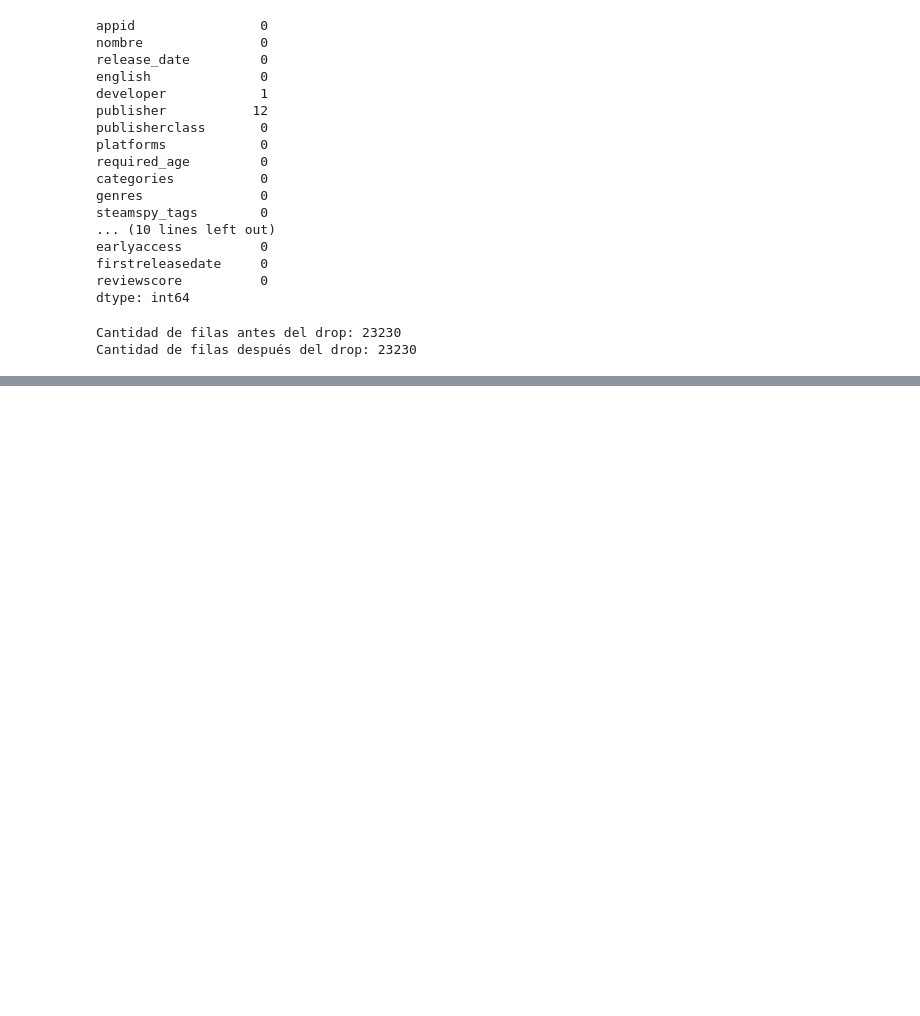
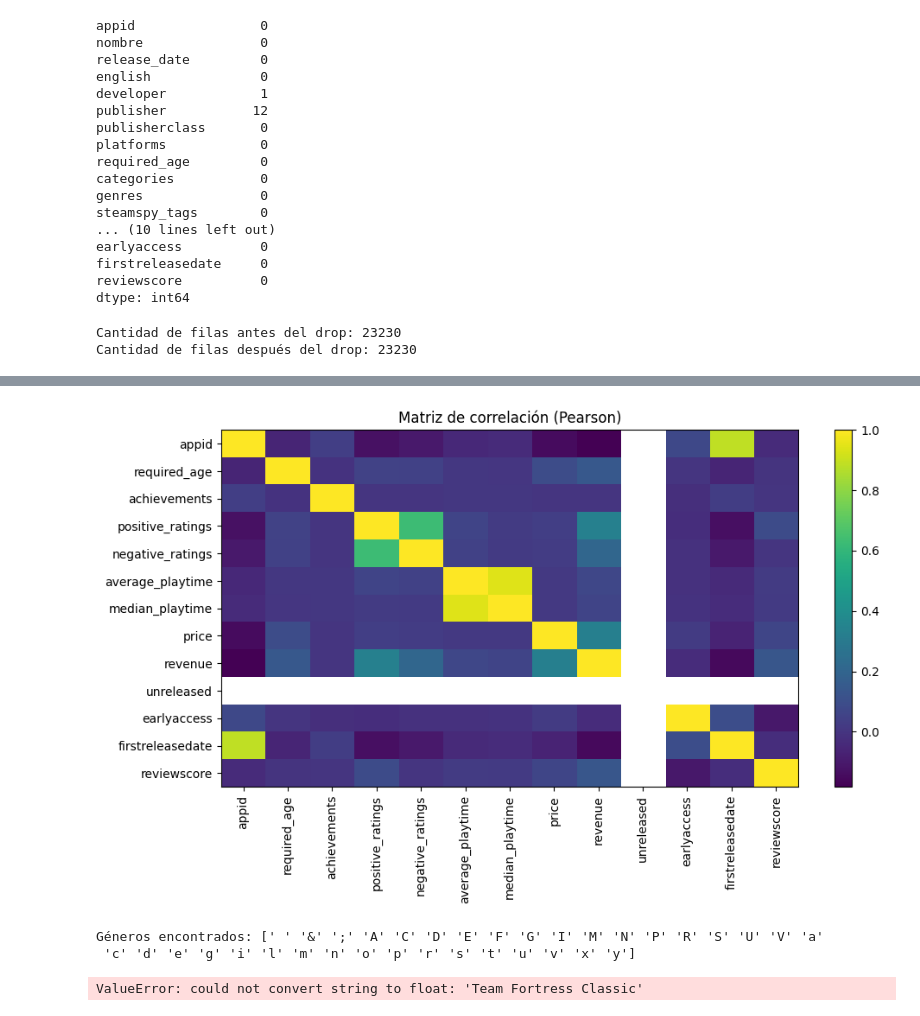
Before and after one commit to Checho-ramirijaz2014/proyecto_min, a Jupyter notebook: data_handler.ipynb, the cells around one changed output, grey strips where cells are left out. Saved outputs shown, nothing was run; the diff lists cells and outputs as text; code cells hidden in the pictures; blank space fills up the shorter version.

Commit message:
avances utilizando multilabelbinarizer

```diff
--- a/data_handler.ipynb
+++ b/data_handler.ipynb
@@ -43,3 +45,9 @@ print(f"Cantidad de filas después del drop: {len(df)}")
 # %% [output]
 Cantidad de filas antes del drop: 23230
 Cantidad de filas después del drop: 23230
+# %%
+X = df.drop(columns=["copiessold"]).copy()
+y = df["copiessold"].copy()
+
+print("Dimensiones (filas, columnas):", df.shape)
+df.head()
@@ -45,0 +63,15 @@ Cantidad de filas después del drop: 23230
+# %%
+corr = X.corr(numeric_only=True)
+
+fig, ax = plt.subplots(figsize=(10, 6))
+im = ax.imshow(corr.values, aspect="auto")
+ax.set_xticks(range(len(corr.columns)))
+ax.set_yticks(range(len(corr.index)))
+ax.set_xticklabels(corr.columns, rotation=90)
+ax.set_yticklabels(corr.index)
+fig.colorbar(im, ax=ax)
+ax.set_title("Matriz de correlación (Pearson)")
+plt.tight_layout()
+plt.show()
+# %% [output]
+[figure, added]
@@ -45,0 +90,21 @@ Cantidad de filas después del drop: 23230
+# %%
+from sklearn.preprocessing import MultiLabelBinarizer
+
+mlb = MultiLabelBinarizer()
+generos_binarizados = mlb.fit_transform(df['genres'])
+
+# `mlb.classes_` te muestra los géneros que encontró en orden
+print(f"Géneros encontrados: {mlb.classes_}")
+# %% [output]
+Géneros encontrados: [' ' '&' ';' 'A' 'C' 'D' 'E' 'F' 'G' 'I' 'M' 'N' 'P' 'R' 'S' 'U' 'V' 'a'
+ 'c' 'd' 'e' 'g' 'i' 'l' 'm' 'n' 'o' 'p' 'r' 's' 't' 'u' 'v' 'x' 'y']
+# %%
+scaler = MinMaxScaler()
+#Acá falla por la presencia de datos cualitativos, falta aplica OneHotEncoder o lo que había dicho el checho.
+X_scaled = scaler.fit_transform(X)
+X_scaled = pd.DataFrame(X_scaled, columns=X.columns, index=X.index)
+
+# Verificamos: media ~0, std ~1
+display(X_scaled.describe().loc[["mean", "std"]])
+# %% [output]
+ValueError: could not convert string to float: 'Team Fortress Classic'
```
Also changed, not shown: parts of 4 cells of this notebook.
